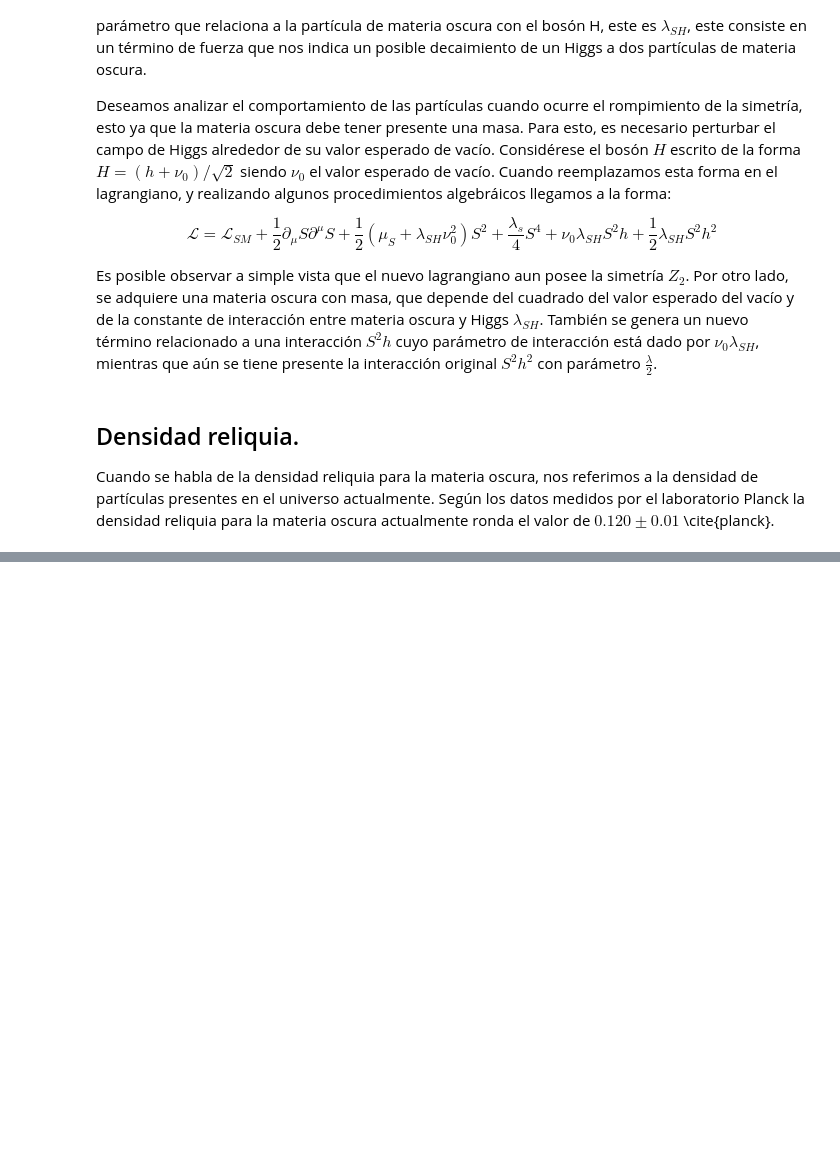
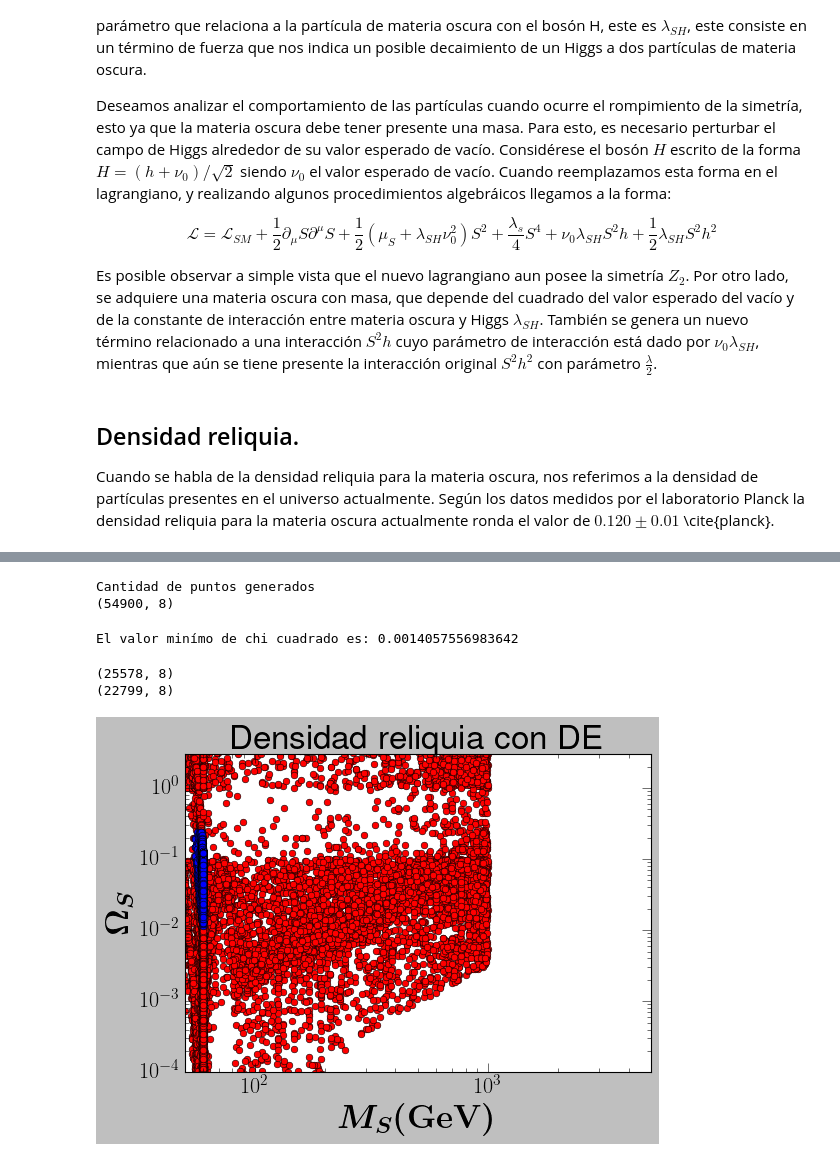
Before and after one commit to gadolfocastrillon/notebook_materiaOscura, a Jupyter notebook: micromegas_5.3.35/Modelos discretos de materia oscura.ipynb, the cells around one changed output, grey strips where cells are left out. Saved outputs shown, nothing was run; the diff lists cells and outputs as text; code cells hidden in the pictures; blank space fills up the shorter version.

Commit message:
Cargado datos modelo z3

```diff
--- a/micromegas_5.3.35/Modelos discretos de materia oscura.ipynb
+++ b/micromegas_5.3.35/Modelos discretos de materia oscura.ipynb
@@ -538,0 +338,3 @@ df
+# %%
+print(plt.style.available)
+plt.style.use('classic')
@@ -538,0 +541,9 @@ df
+# %%
+url = "datos.csv"
+columnas = ['loglaSH','logmS','omegaS','sigmaSI','loglike']
+### loglike means: -2log(L)
+df = pd.read_csv(url,names=columnas)
+df['mS'] = 10**df.logmS
+df['laSH'] = 10**df.loglaSH
+df['like'] = np.exp(-df.loglike/2)
+df.head()
@@ -538,0 +557,37 @@ df
+# %%
+print("Cantidad de puntos generados")
+print(df.shape)
+# %% [output]
+Cantidad de puntos generados
+(54900, 8)
+# %%
+Lmax = min(df['loglike'])
+print("El valor minímo de chi cuadrado es:",Lmax)
+# %% [output]
+El valor minímo de chi cuadrado es: 0.0014057556983642
+# %%
+ydata1 = df[(df['loglike'] - Lmax) < 5.99] ##2σ
+ydata2 = df[(df['loglike'] - Lmax) < 2.30] ##1σ
+# %%
+print(ydata1.shape)
+print(ydata2.shape)
+# %% [output]
+(25578, 8)
+(22799, 8)
+# %%
+plt.figure(figsize=(7.2,5.5))
+plt.plot(df['mS'],df['omegaS'],'ro',label='$\phi_1$', markeredgecolor='black')
+plt.plot(ydata1['mS'],ydata1['omegaS'],'bo',label='$\phi_1$', markeredgecolor='black')
+plt.title(r'Densidad reliquia con DE',size=30)
+plt.xlabel(r'$\boldsymbol{M_{S}\rm(GeV)}$',size=30)
+plt.ylabel(r'$\boldsymbol{\Omega_S}$',size=30)
+plt.xlim(50,5000)
+plt.ylim(1e-4,3e0)
+plt.xscale('log')
+plt.yscale('log')
+
+plt.xticks(fontsize=20)
+plt.yticks(fontsize=20)
+plt.tight_layout()
+# %% [output]
+[figure, added]
```
Also changed, not shown: parts of 42 cells of this notebook.
